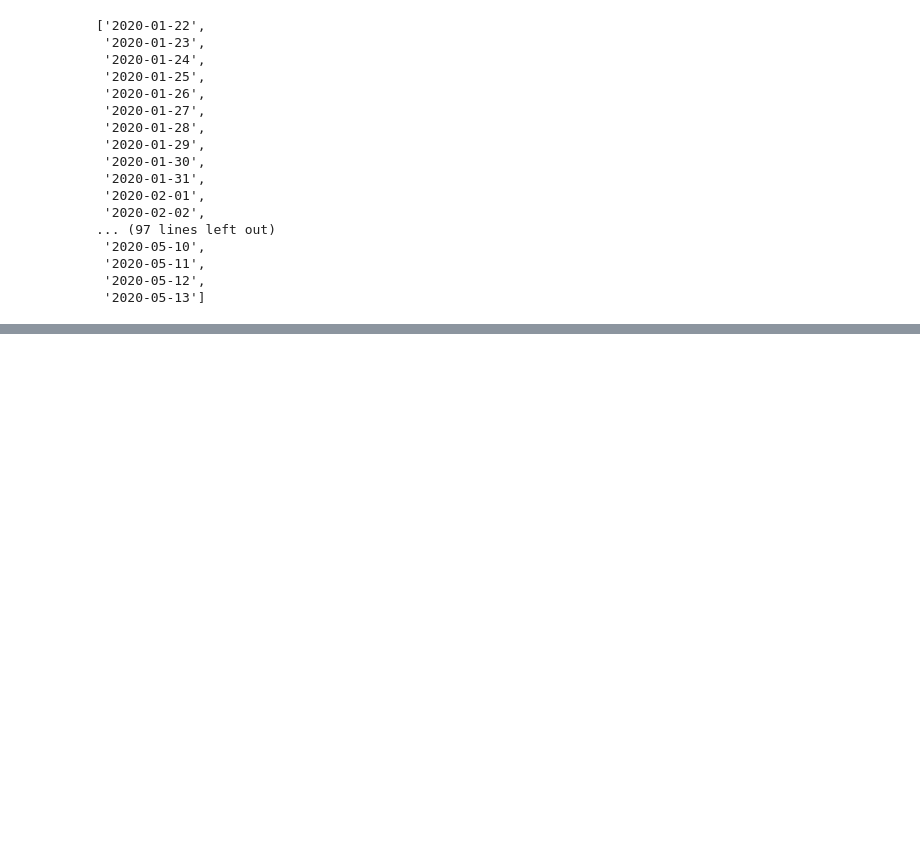
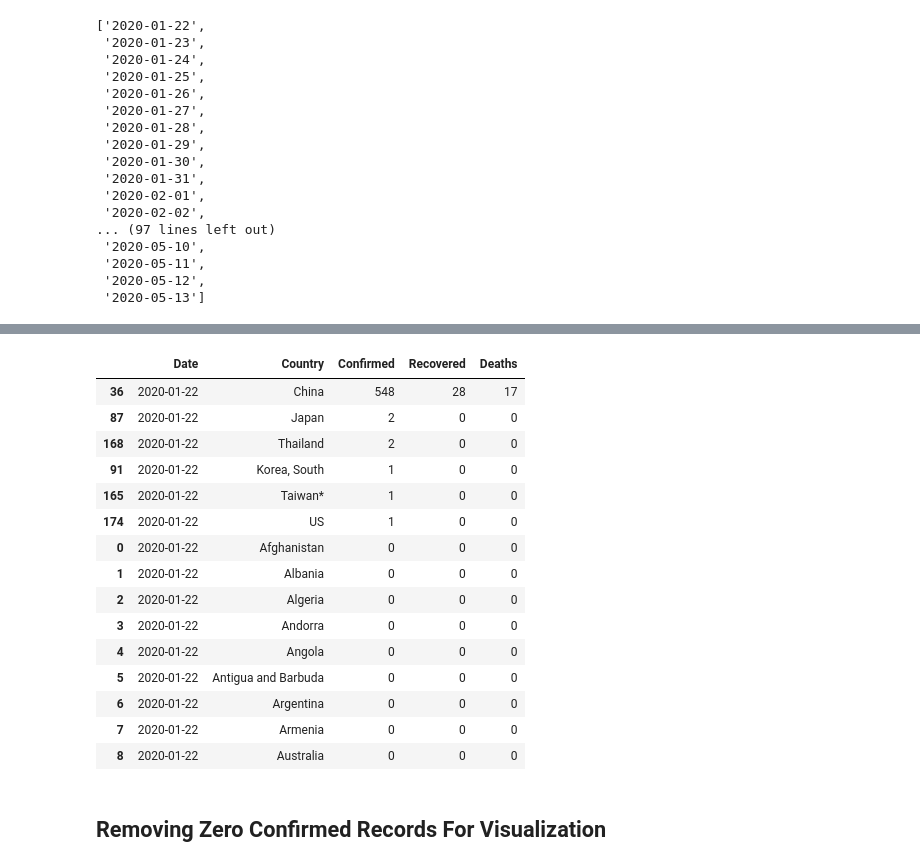
Before and after one commit to Abdullah-Alrefaey/COVID19-Visualizations, a Jupyter notebook: playground/dataReforming.ipynb, the cells around one changed output, grey strips where cells are left out. Cells and saved outputs as stored; diff of their text form; code cells hidden in the pictures; blank space fills up the shorter version.

Commit message:
Sorting each record, removing zero Confirms

```diff
--- a/playground/dataReforming.ipynb
+++ b/playground/dataReforming.ipynb
@@ -109,0 +137,4 @@ data_agg.loc
+# %%
+# Sorting each date on it`s own
+sorteddata = data_agg[data_agg[date_index].str.contains(dates[0])].sort_values(by=list(data_agg.columns[2:]), ascending= False)
+sorteddata
@@ -109,0 +155,3 @@ data_agg.loc
+# %%
+dates.remove(dates[0])
+dates
@@ -109,0 +176,5 @@ data_agg.loc
+# %%
+for date in dates :
+    srtdata = data_agg[data_agg[date_index].str.contains(date)].sort_values(by=list(data_agg.columns[2:]), ascending= False)
+    print(srtdata)
+    sorteddata = pd.concat([sorteddata, srtdata])
@@ -109,0 +217,22 @@ data_agg.loc
+# %%
+dates = list(dict.fromkeys(sorteddata.loc[:, date_index]))
+sorteddata[sorteddata[date_index].str.contains(dates[0])].iloc[:15, : ]
+# %% [output]
+|  | Date | Country | Confirmed | Recovered | Deaths |
+| 36 | 2020-01-22 | China | 548 | 28 | 17 |
+| 87 | 2020-01-22 | Japan | 2 | 0 | 0 |
+| 168 | 2020-01-22 | Thailand | 2 | 0 | 0 |
+| 91 | 2020-01-22 | Korea, South | 1 | 0 | 0 |
+| 165 | 2020-01-22 | Taiwan* | 1 | 0 | 0 |
+| 174 | 2020-01-22 | US | 1 | 0 | 0 |
+| 0 | 2020-01-22 | Afghanistan | 0 | 0 | 0 |
+| 1 | 2020-01-22 | Albania | 0 | 0 | 0 |
+| 2 | 2020-01-22 | Algeria | 0 | 0 | 0 |
+| 3 | 2020-01-22 | Andorra | 0 | 0 | 0 |
+| 4 | 2020-01-22 | Angola | 0 | 0 | 0 |
+| 5 | 2020-01-22 | Antigua and Barbuda | 0 | 0 | 0 |
+| 6 | 2020-01-22 | Argentina | 0 | 0 | 0 |
+| 7 | 2020-01-22 | Armenia | 0 | 0 | 0 |
+| 8 | 2020-01-22 | Australia | 0 | 0 | 0 |
+# %% [markdown]
+## Removing Zero Confirmed Records For Visualization
```
Also changed, not shown: parts of 14 cells of this notebook, 2 other files.
